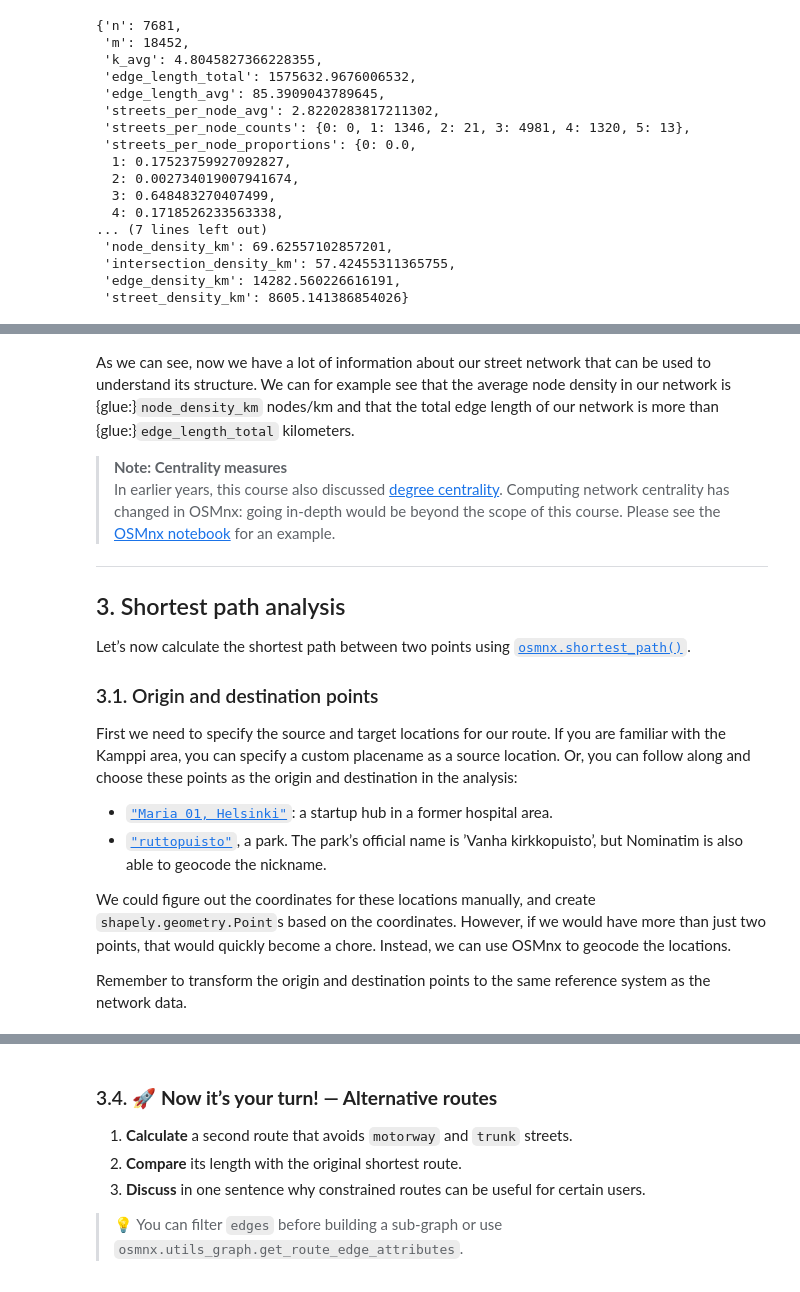
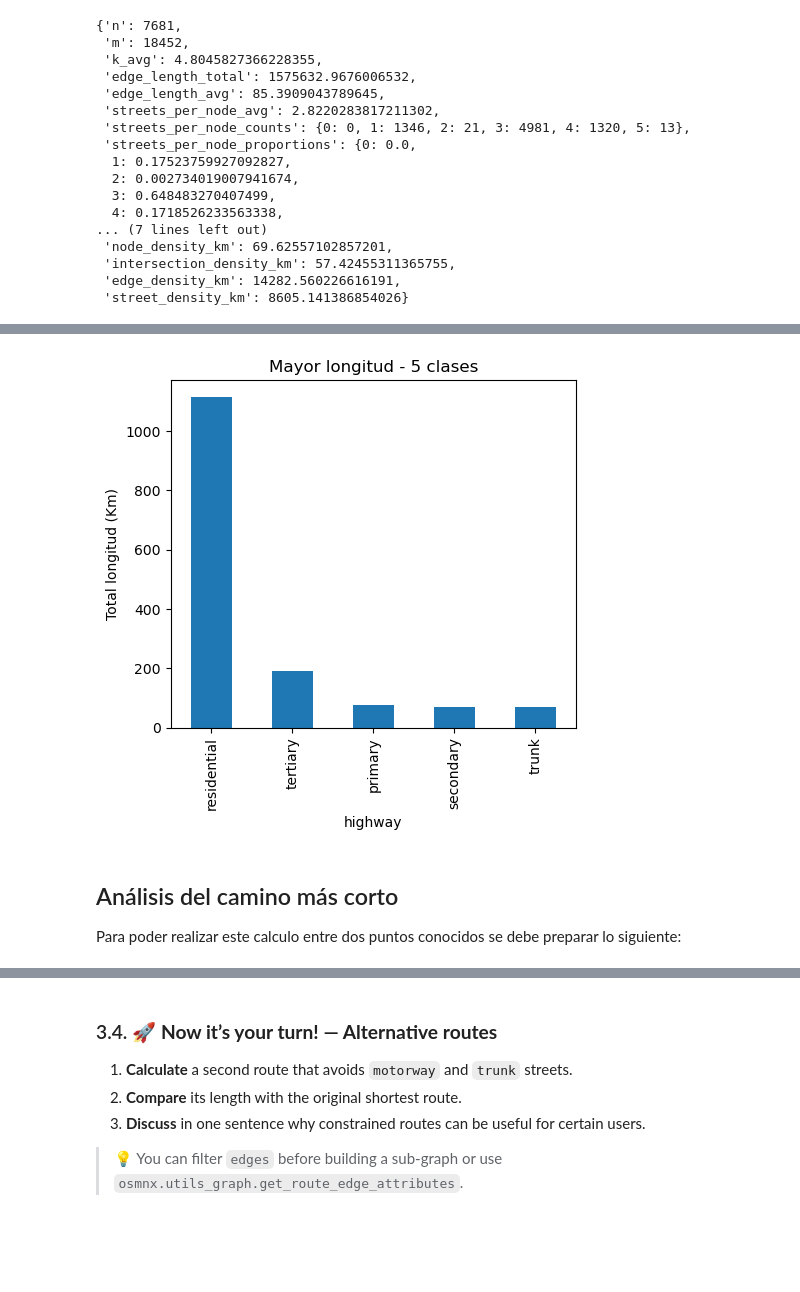
Before and after one commit to JonJoAR/Workshop_4, a Jupyter notebook: network-analysis1.ipynb, the cells around one changed output, grey strips where cells are left out. Cells and saved outputs as stored; diff of their text form; code cells hidden in the pictures; blank space fills up the shorter version.

```diff
--- a/network-analysis1.ipynb
+++ b/network-analysis1.ipynb
@@ -232,42 +261,15 @@ Long_Clase_Km.loc[["residential", "primary", "secondary"]]
+# %%
+import matplotlib.pyplot as plt
+
+Long_Clase_Km.head(5).plot(kind="bar", figsize=(5, 5))
+plt.ylabel("Total longitud (Km)")
+plt.title("Mayor longitud - 5 clases")
+plt.tight_layout()
+plt.show()
+# %% [output]
+[figure, added]
 # %% [markdown]
-As we can see, now we have a lot of information about our street network that
-can be used to understand its structure. We can for example see that the average
-node density in our network is {glue:}`node_density_km`&nbsp;nodes/km and that
-the total edge length of our network is more than
-{glue:}`edge_length_total`&nbsp;kilometers.
+## Análisis del camino más corto
 
-
-> **Note: Centrality measures**
-> In earlier years, this course also discussed [degree centrality](https://en.wikipedia.org/wiki/Centrality). Computing network centrality has changed in OSMnx: going in-depth would be beyond the scope of this course. Please see the [OSMnx notebook](https://github.com/gboeing/osmnx-examples/blob/main/notebooks/06-stats-indicators-centrality.ipynb) for an example.
-
-
----
-
-
-## 3. Shortest path analysis
-
-Let’s now calculate the shortest path between two points using
-[`osmnx.shortest_path()`](https://osmnx.readthedocs.io/en/stable/osmnx.html?highlight=get_nearest_node#osmnx.distance.shortest_path).
-
-
-
-### 3.1. Origin and destination points
-
-First we need to specify the source and target locations for our route. If you
-are familiar with the Kamppi area, you can specify a custom placename as a
-source location. Or, you can follow along and choose these points as the origin
-and destination in the analysis:
-- [`"Maria 01, Helsinki"`](https://nominatim.openstreetmap.org/ui/search.html?q=Maria+01):
-  a startup hub in a former hospital area.
-- [`"ruttopuisto"`](https://nominatim.openstreetmap.org/ui/search.html?q=ruttopuisto),
-  a park. The park’s official name is ’Vanha kirkkopuisto’, but Nominatim
-  is also able to geocode the nickname.
-
-We could figure out the coordinates for these locations manually, and create
-`shapely.geometry.Point`s based on the coordinates.  However, if we would have
-more than just two points, that would quickly become a chore. Instead, we can
-use OSMnx to geocode the locations.
-
-Remember to transform the origin and destination points to the same reference
-system as the network data.
+Para poder realizar este calculo entre dos puntos conocidos se debe preparar lo siguiente:
 # %%
```
Also changed, not shown: parts of 12 cells of this notebook.
